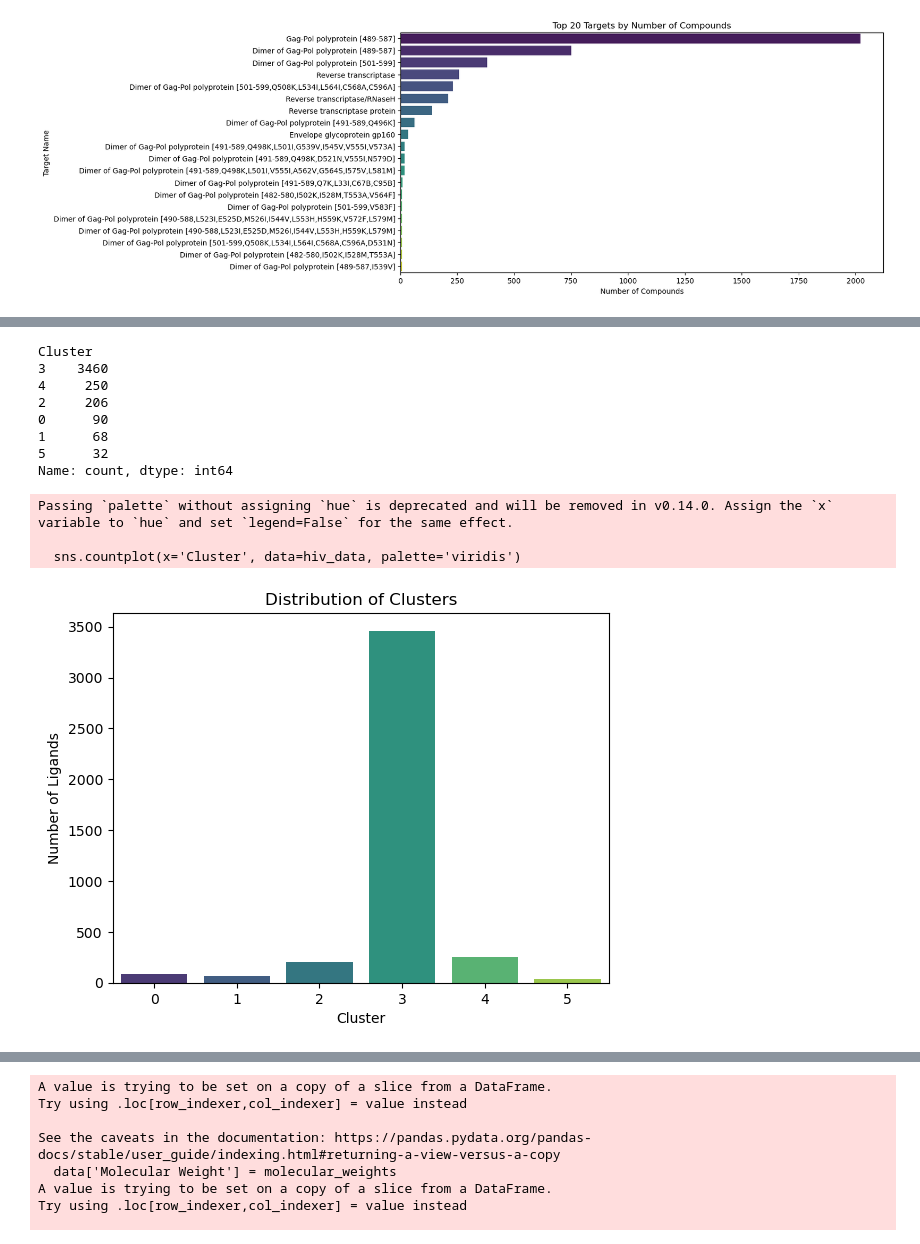
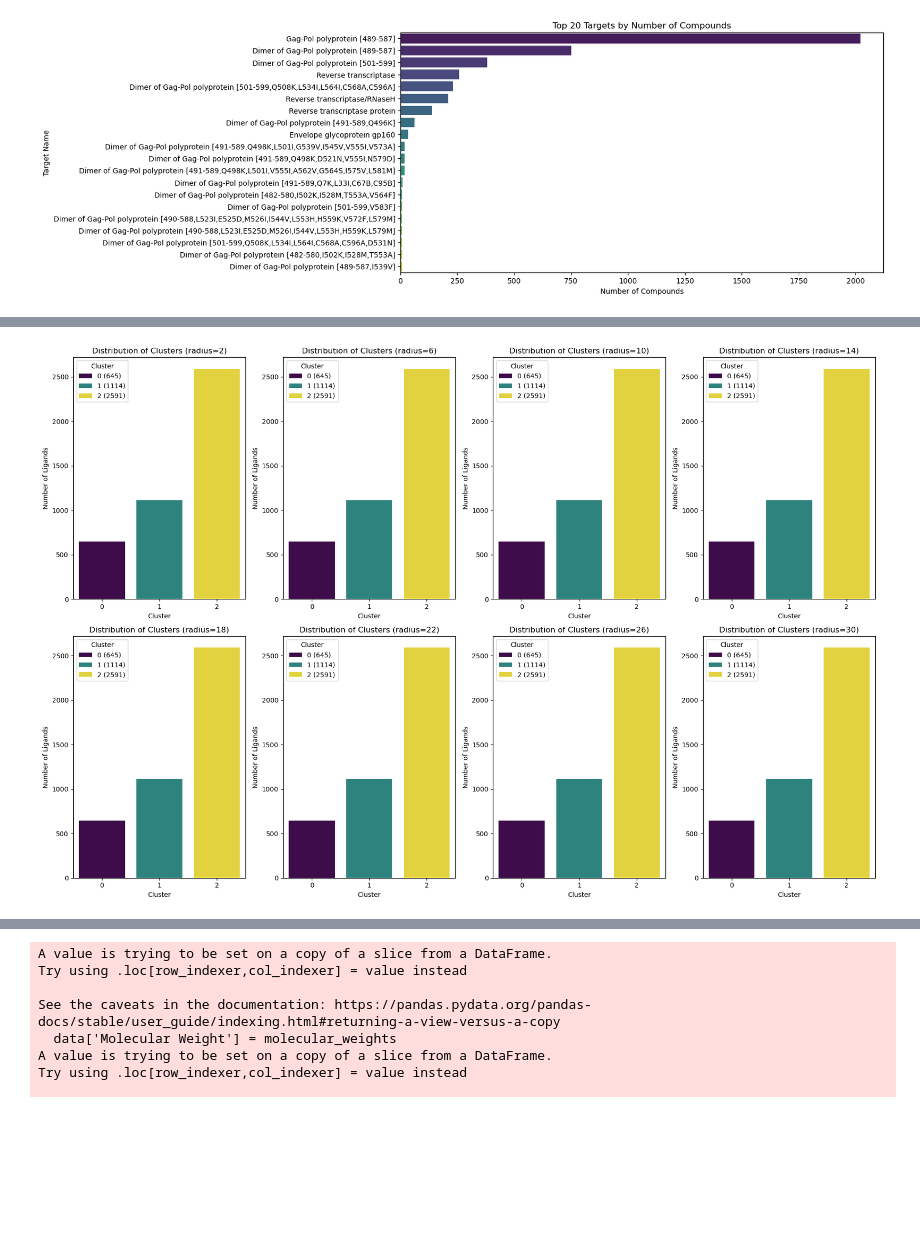
Before and after one commit to epfl-ada/ada-2024-project-trendtrackers, a Jupyter notebook: project_clusteringSMiles.ipynb, the cells around one changed output, grey strips where cells are left out. Saved outputs shown, nothing was run; the diff lists cells and outputs as text; code cells hidden in the pictures; blank space fills up the shorter version.

```diff
--- a/project_clusteringSMiles.ipynb
+++ b/project_clusteringSMiles.ipynb
@@ -185,37 +190,29 @@ plt.show()
 # %%
 # Step 2: Perform Clustering with KMeans
 # Adjust the number of clusters (n_clusters) as needed for your analysis
-kmeans = KMeans(n_clusters=6, random_state=42)
-kmeans.fit(fingerprint_matrix_scaled)
+fig, axes = plt.subplots(ncols=ncols,nrows=nrows,figsize=(18, 12))
 
-# Add cluster labels to the DataFrame
-hiv_data['Cluster'] = kmeans.labels_
+for idx, ax in enumerate(axes.flatten()):
+    kmeans = KMeans(n_clusters=3, random_state=42)
+    kmeans.fit(fgs[idx])
 
-# Display cluster counts
-print(hiv_data['Cluster'].value_counts())
+    # Add cluster labels to the DataFrame
+    hiv_data[f'ClusterRadius{radiuses[idx]}'] = kmeans.labels_
+    cluster_counts = hiv_data[f'ClusterRadius{radiuses[idx]}'].value_counts()
 
-# Visualize the distribution of clusters (optional)
-import seaborn as sns
-import matplotlib.pyplot as plt
+    sns.countplot(x=f'ClusterRadius{radiuses[idx]}', hue=f'ClusterRadius{radiuses[idx]}', data=hiv_data, palette='viridis', ax=ax)
+    ax.set_title(f'Distribution of Clusters (radius={radiuses[idx]})')
+    ax.set_xlabel('Cluster')
+    ax.set_ylabel('Number of Ligands')
 
-sns.countplot(x='Cluster', data=hiv_data, palette='viridis')
-plt.title('Distribution of Clusters')
-plt.xlabel('Cluster')
-plt.ylabel('Number of Ligands')
+    handles, labels = ax.get_legend_handles_labels()
+    labels = [f'{label} ({cluster_counts[int(label)]})' for label in labels]
+    ax.legend(handles, labels, title='Cluster')
+
+plt.tight_layout()
 plt.show()
 # %% [output]
-Cluster
-3    3460
-4     250
-2     206
-0      90
-1      68
-5      32
-Name: count, dtype: int64
-Passing `palette` without assigning `hue` is deprecated and will be removed in v0.14.0. Assign the `x` variable to `hue` and set `legend=False` for the same effect.
-
-  sns.countplot(x='Cluster', data=hiv_data, palette='viridis')
-[figure, old version]
+[figure, new version]
 # %%
 cluster_dataframes={}
 for cluster in range(6):
```
Also changed, not shown: parts of 6 cells of this notebook, 1 other file.
